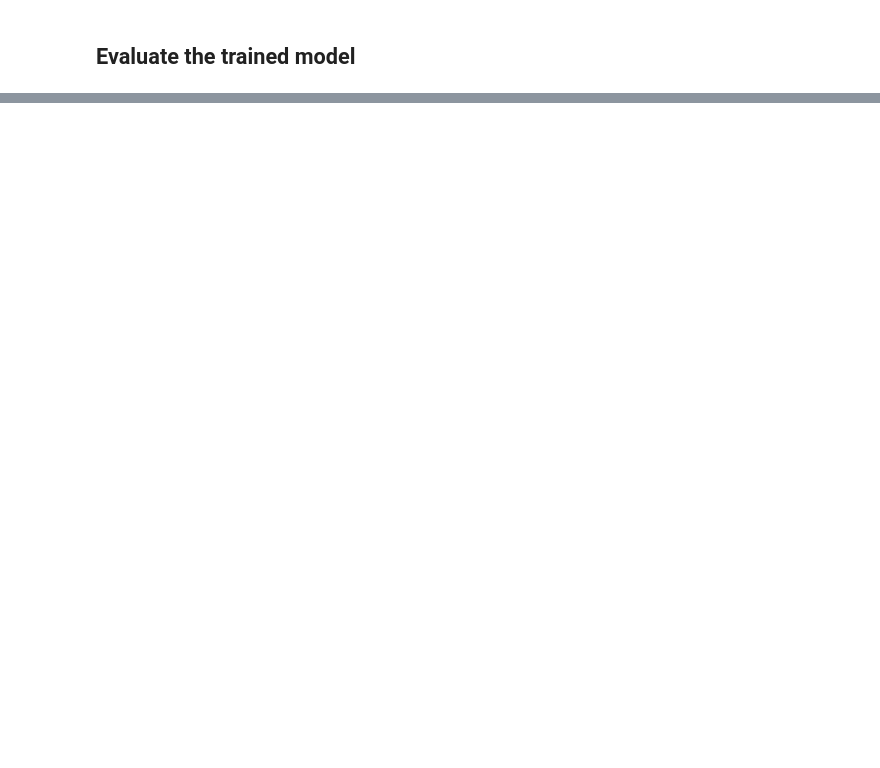
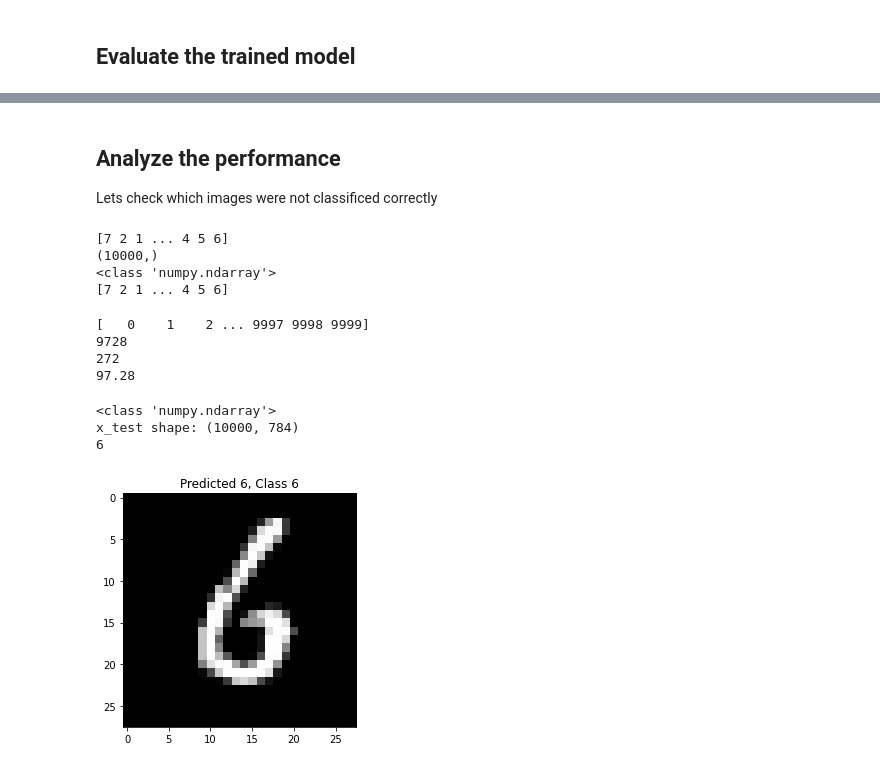
Before and after one commit to ykkimhgu/DLIP-src, a Jupyter notebook: Tutorial_MNIST_MLP_Keras_2021.ipynb, the cells around one changed output, grey strips where cells are left out. Saved outputs shown, nothing was run; the diff lists cells and outputs as text; code cells hidden in the pictures; blank space fills up the shorter version.

```diff
--- a/Tutorial_MNIST_MLP_Keras_2021.ipynb
+++ b/Tutorial_MNIST_MLP_Keras_2021.ipynb
@@ -31,7 +32,11 @@ from tensorflow.keras.datasets import mnist
 
 # MNIST
 # This is a dataset of 60,000 28x28 grayscale images of the 10 digits, along with a test set of 10,000 images.
-(x_train, y_train), (x_test, y_test)=mnist.load_data(path="mnist.npz")
+#(x_train, y_train), (x_test, y_test)=mnist.load_data(path="mnist.npz")
+(x_train, y_train), (x_test, y_test)=mnist.load_data()
+
+x_test_org=x_test
+y_test_org=y_test
 # %% [markdown]
 ### Open some image datasts
 # %%
@@ -225,0 +222,52 @@ Test accuracy:  0.9749000072479248
+# %% [markdown]
+## Analyze the performance
+Lets check which images were not classificed correctly
+# %%
+# The predict_classes function outputs the highest probability class for each input example.
+
+predicted_classes=np.argmax(model.predict(x_test), axis=-1)
+
+print(predicted_classes)
+print(predicted_classes.shape)
+print(type(predicted_classes))
+# %% [output]
+[7 2 1 ... 4 5 6]
+(10000,)
+<class 'numpy.ndarray'>
+[7 2 1 ... 4 5 6]
+# %%
+# used y_test_org
+correct_indices = np.nonzero(predicted_classes == y_test_org)[0]  # 1-D  size
+print(correct_indices)
+print(len(correct_indices))
+
+wrong_indices = np.nonzero(predicted_classes != y_test_org)[0]  # 1-D  size
+print(len(wrong_indices))
+
+
+print(len(correct_indices)/10000*100)
+# %% [output]
+[   0    1    2 ... 9997 9998 9999]
+9728
+272
+97.28
+# %%
+# Check one test image e.g. test image #k  x_test[k]
+
+print(type(x_test))
+print("x_test shape:", x_test.shape)
+
+
+# Plot the image at #k
+k=50
+print(predicted_classes[k])
+
+pyplot.figure()
+pyplot.imshow(x_test[k].reshape(28,28), cmap='gray', interpolation='none')
+pyplot.title("Predicted {}, Class {}".format(predicted_classes[k], y_test_org[k]))
+pyplot.tight_layout()
+# %% [output]
+<class 'numpy.ndarray'>
+x_test shape: (10000, 784)
+6
+[figure, added]
```
Also changed, not shown: parts of 19 cells of this notebook.
